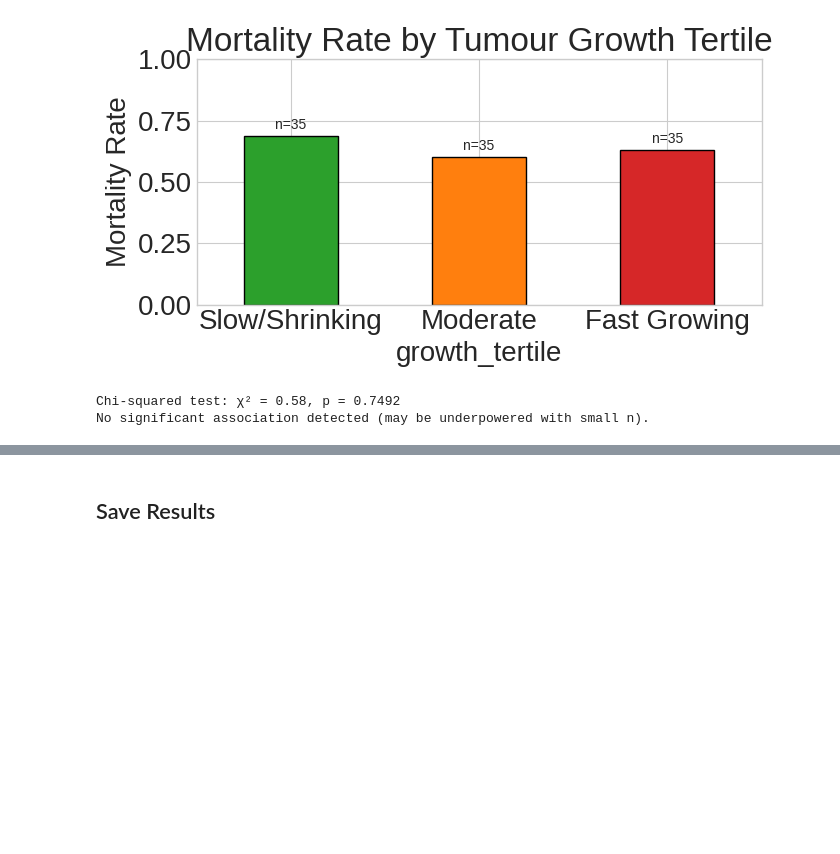
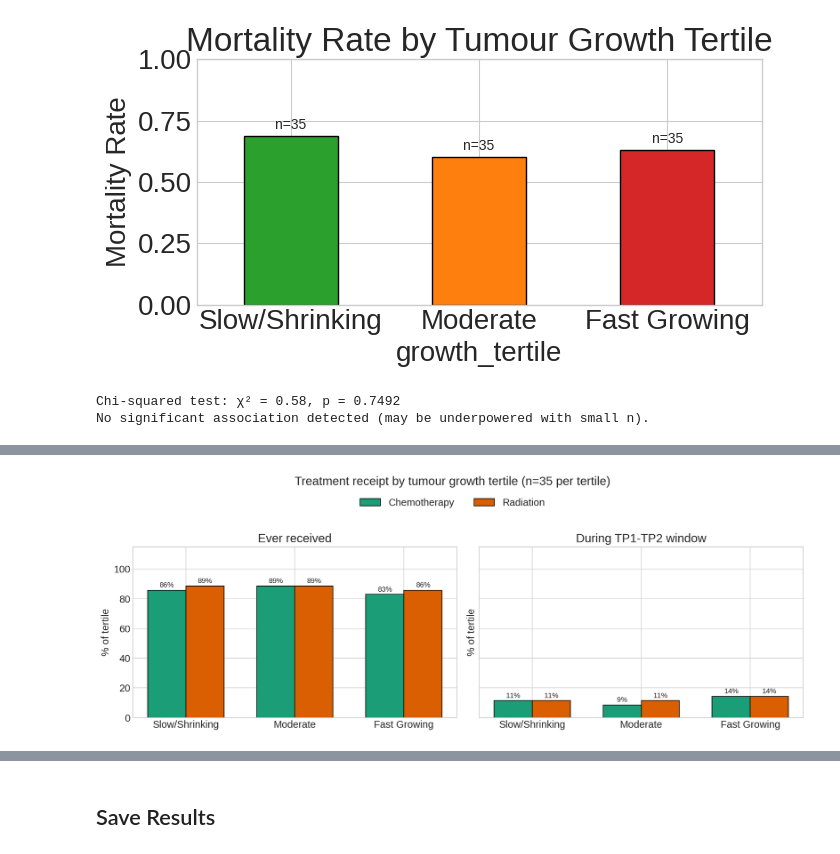
Before and after one commit to jalliet/glioma-survival-prediction, a Jupyter notebook: scripts/notebooks/05_growth_rate_prediction.ipynb, the cells around one changed output, grey strips where cells are left out. Drawn from its saved outputs; the diff is of its cells as text; code cells hidden in the pictures; blank space fills up the shorter version.

Commit message:
Rerun growth rate notebook with treatment balance panels

```diff
--- a/scripts/notebooks/05_growth_rate_prediction.ipynb
+++ b/scripts/notebooks/05_growth_rate_prediction.ipynb
@@ -897,0 +1051,78 @@ No significant association detected (may be underpowered with small n).
+# %%
+# Part C: build summary DataFrame, save CSV, save figure
+order = ['Slow/Shrinking', 'Moderate', 'Fast Growing']
+summary_rows = []
+for tertile in order:
+    sub = tx_df[tx_df['growth_tertile'] == tertile]
+    summary_rows.append({
+        'tertile': tertile,
+        'n': len(sub),
+        'deaths': int(sub['death'].sum()),
+        'mortality_pct': sub['death'].mean() * 100,
+        'chemo_ever_n': int(sub['had_initial_chemo'].sum()),
+        'chemo_ever_pct': sub['had_initial_chemo'].mean() * 100,
+        'chemo_in_window_n': int(sub['chemo_in_window'].sum()),
+        'chemo_in_window_pct': sub['chemo_in_window'].mean() * 100,
+        'rt_ever_n': int(sub['had_rt'].sum()),
+        'rt_ever_pct': sub['had_rt'].mean() * 100,
+        'rt_in_window_n': int(sub['rt_in_window'].sum()),
+        'rt_in_window_pct': sub['rt_in_window'].mean() * 100,
+        'additional_chemo_n': int(sub['had_additional_chemo'].sum()),
+        'additional_chemo_pct': sub['had_additional_chemo'].mean() * 100,
+    })
+
+summary_df = pd.DataFrame(summary_rows)
+print('SUMMARY - treatment by growth tertile (105-patient cohort)')
+print('=' * 90)
+print(summary_df.to_string(index=False))
+
+summary_path = os.path.join(RESULTS_DIR, '05_treatment_by_tertile.csv')
+summary_df.to_csv(summary_path, index=False)
+print(f'\nSaved summary to {summary_path}')
+
+detail_path = os.path.join(RESULTS_DIR, '05_treatment_by_tertile_detail.csv')
+tx_df.to_csv(detail_path, index=False)
+print(f'Saved per-patient detail to {detail_path}')
+
+# Two-panel figure
+plt.rcParams.update({'font.size': 14})
+fig, axes = plt.subplots(1, 2, figsize=(14, 5), sharey=True)
+
+xpos = np.arange(len(order))
+width = 0.35
+
+for ax, (suffix, title) in zip(
+    axes,
+    [('_ever_pct', 'Ever received'), ('_in_window_pct', 'During TP1-TP2 window')],
+):
+    chemo_vals = [
+        summary_df.set_index('tertile').loc[t, f'chemo{suffix}'] for t in order
+    ]
+    rt_vals = [
+        summary_df.set_index('tertile').loc[t, f'rt{suffix}'] for t in order
+    ]
+    ax.bar(xpos - width/2, chemo_vals, width, label='Chemotherapy',
+           color='#1b9e77', edgecolor='black')
+    ax.bar(xpos + width/2, rt_vals, width, label='Radiation',
+           color='#d95f02', edgecolor='black')
+    ax.set_xticks(xpos)
+    ax.set_xticklabels(order)
+    ax.set_ylabel('% of tertile')
+    ax.set_title(title)
+    ax.set_ylim(0, 115)
+    for i, (c, r) in enumerate(zip(chemo_vals, rt_vals)):
+        ax.text(i - width/2, c + 2, f'{c:.0f}%', ha='center', fontsize=10)
+        ax.text(i + width/2, r + 2, f'{r:.0f}%', ha='center', fontsize=10)
+
+fig.suptitle('Treatment receipt by tumour growth tertile (n=35 per tertile)', y=1.02)
+handles, labels = axes[0].get_legend_handles_labels()
+fig.legend(handles, labels, loc='upper center', bbox_to_anchor=(0.5, 0.97),
+           ncol=2, frameon=False)
+plt.tight_layout(rect=[0, 0, 1, 0.93])
+fig_path_pdf = os.path.join(FIGURES_DIR, '05_treatment_by_tertile.pdf')
+fig_path_png = os.path.join(FIGURES_DIR, '05_treatment_by_tertile.png')
+plt.savefig(fig_path_pdf, bbox_inches='tight')
+plt.savefig(fig_path_png, dpi=150, bbox_inches='tight')
+plt.show()
+print(f'Saved figure to {fig_path_pdf}')
+# %% [output]
@@ -897,0 +1139 @@ No significant association detected (may be underpowered with small n).
+[figure, added]
```
Also changed, not shown: parts of 10 cells of this notebook, 2 other files.
